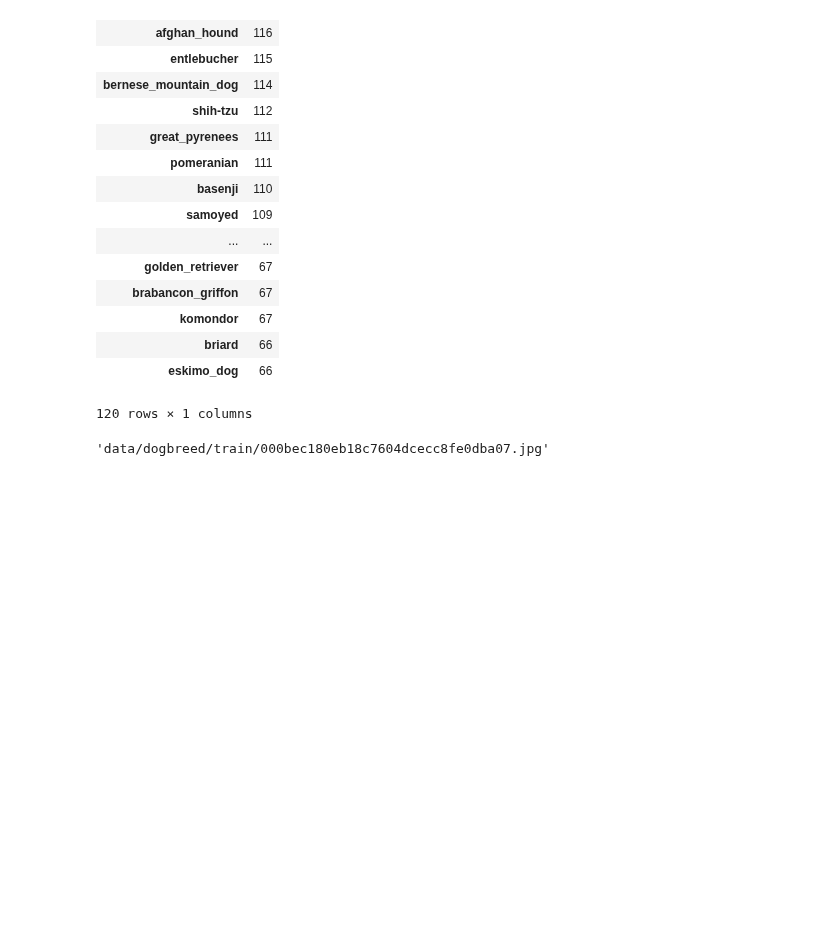
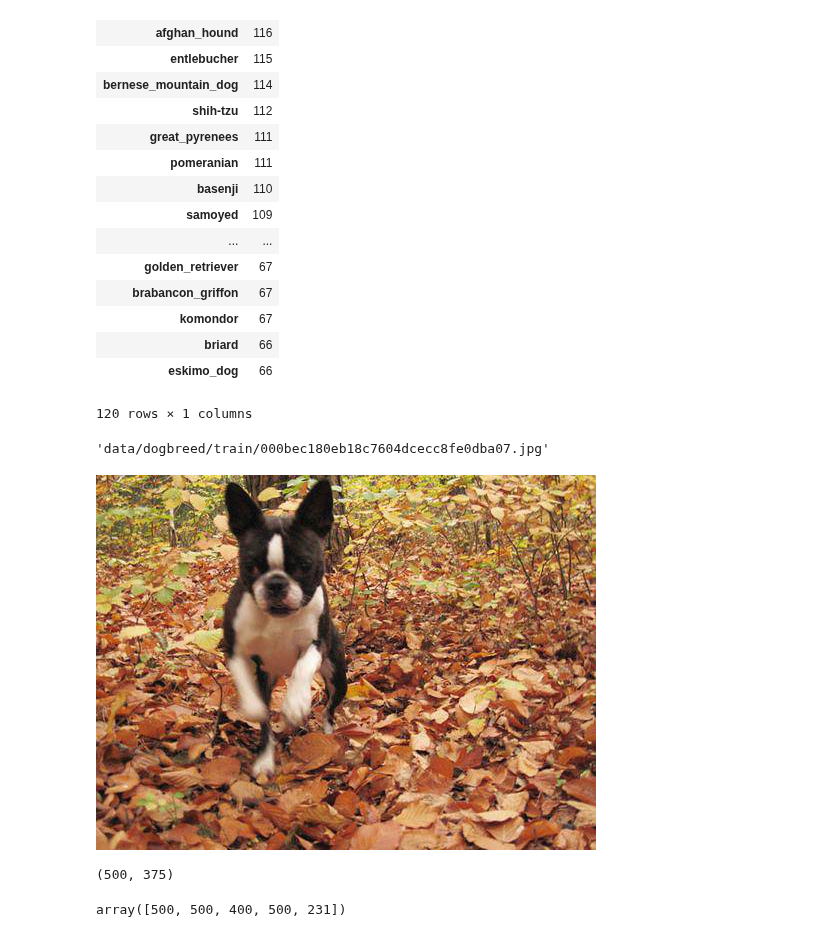
Before and after one commit to agoila/fastai, a Jupyter notebook: courses/dl1/Kaggle-dog-breed-classification.ipynb, the cells around one changed output. Cells and saved outputs as stored; diff of their text form; code cells hidden in the pictures; blank space fills up the shorter version.

```diff
--- a/courses/dl1/Kaggle-dog-breed-classification.ipynb
+++ b/courses/dl1/Kaggle-dog-breed-classification.ipynb
@@ -85,3 +85,11 @@ data = ImageClassifierData.from_csv(PATH, 'train', f'{PATH}labels.csv', tfms=tfm
 fn = PATH+data.trn_ds.fnames[0]; fn
 # %% [output]
 'data/dogbreed/train/000bec180eb18c7604dcecc8fe0dba07.jpg'
+# %%
+img = PIL.Image.open(fn); img
+# %% [output]
+[figure, added]
+# %%
+img.size
+# %% [output]
+(500, 375)
@@ -87,0 +102,4 @@ fn = PATH+data.trn_ds.fnames[0]; fn
+# %%
+row_sz[:5]
+# %% [output]
+array([500, 500, 400, 500, 231])
```
Also changed, not shown: parts of 34 cells of this notebook, 1 other file.
